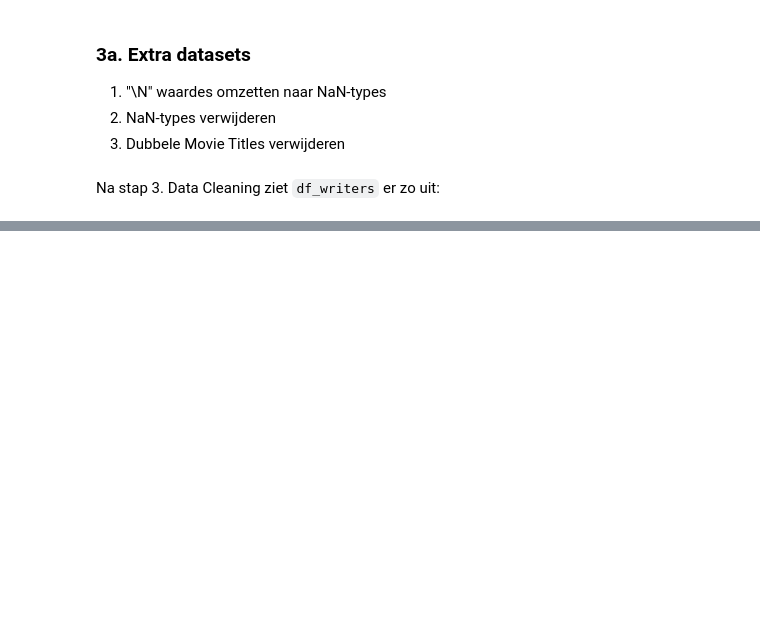
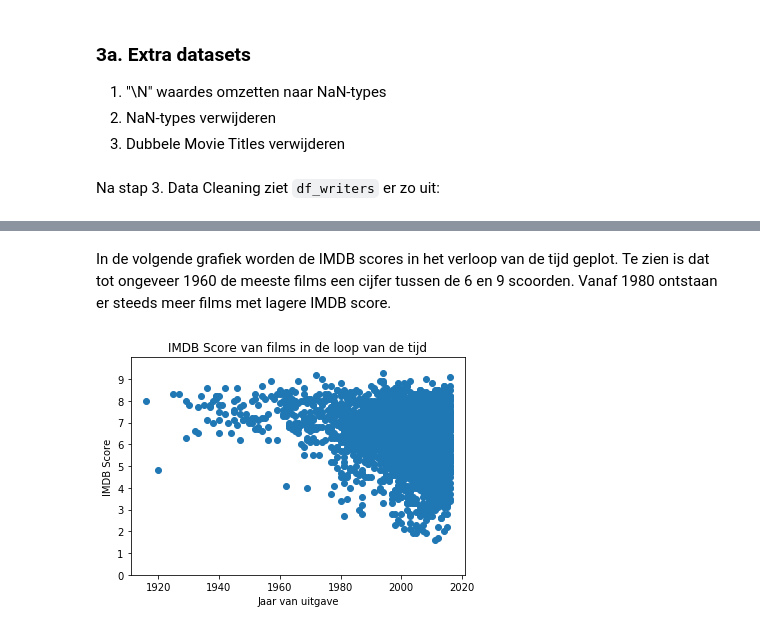
Before and after one commit to Casper-Smet/movie-revenue-predictions, a Jupyter notebook: main.ipynb, the cells around one changed output, grey strips where cells are left out. Saved outputs shown, nothing was run; the diff lists cells and outputs as text; code cells hidden in the pictures; blank space fills up the shorter version.

```diff
--- a/main.ipynb
+++ b/main.ipynb
@@ -210,0 +374,13 @@ df_movies["Genres"].sample(10)
+# %% [markdown]
+In de volgende grafiek worden de IMDB scores in het verloop van de tijd geplot. Te zien is dat tot ongeveer 1960 de meeste
+films een cijfer tussen de 6 en 9 scoorden. Vanaf 1980 ontstaan er steeds meer films met lagere IMDB score.
+# %%
+fig, ax = plt.subplots()
+plt.title("IMDB Score van films in de loop van de tijd")
+plt.xlabel("Jaar van uitgave")
+plt.ylabel("IMDB Score")
+plt.ylim(0, 10)
+plt.yticks(np.arange(0, 10, step=1))
+scatter = ax.scatter("Release year", "IMDB Score", data=df_movies)
+# %% [output]
+[figure, added]
```
Also changed, not shown: parts of 27 cells of this notebook.
